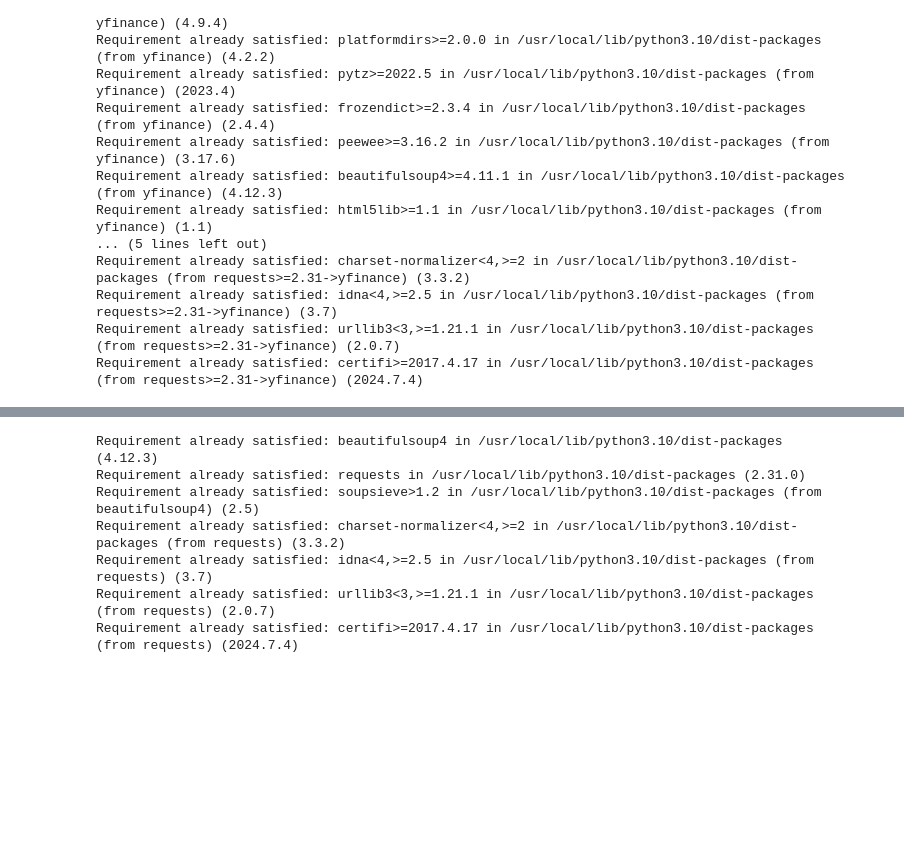
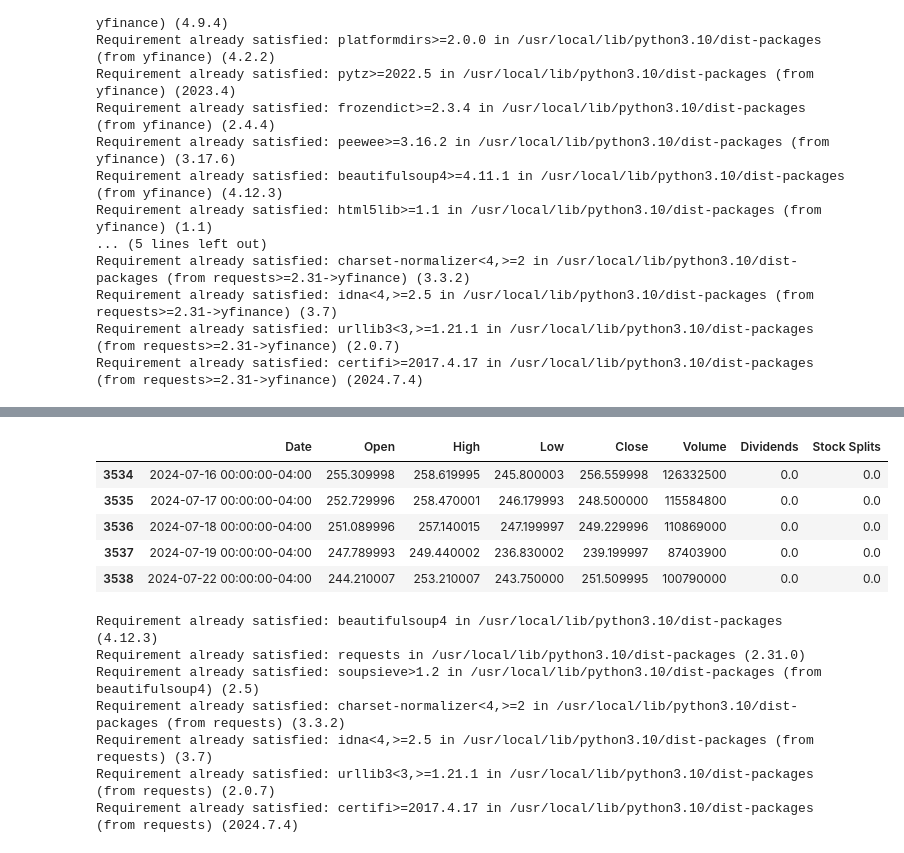
Before and after one commit to oguz38/WebScrapping, a Jupyter notebook: WebScrapping.ipynb, the cells around one changed output, grey strips where cells are left out. Saved outputs shown, nothing was run; the diff lists cells and outputs as text; code cells hidden in the pictures; blank space fills up the shorter version.

```diff
--- a/WebScrapping.ipynb
+++ b/WebScrapping.ipynb
@@ -23,6 +42,7 @@ import yfinance as yf
 
 tesla = yf.Ticker("TSLA")
 tesla_stock_data = tesla.history(period="max")
-
+tesla_stock_data.reset_index(inplace=True)
+print(tesla_stock_data.columns.tolist())
 print(tesla_stock_data.head())
 # %% [output]
@@ -44,3 +63,12 @@ Date
+# %%
+tesla_stock_data.tail()
+# %% [output]
+|  | Date | Open | High | Low | Close | Volume | Dividends | Stock Splits |
+| 3534 | 2024-07-16 00:00:00-04:00 | 255.309998 | 258.619995 | 245.800003 | 256.559998 | 126332500 | 0.0 | 0.0 |
+| 3535 | 2024-07-17 00:00:00-04:00 | 252.729996 | 258.470001 | 246.179993 | 248.500000 | 115584800 | 0.0 | 0.0 |
+| 3536 | 2024-07-18 00:00:00-04:00 | 251.089996 | 257.140015 | 247.199997 | 249.229996 | 110869000 | 0.0 | 0.0 |
+| 3537 | 2024-07-19 00:00:00-04:00 | 247.789993 | 249.440002 | 236.830002 | 239.199997 | 87403900 | 0.0 | 0.0 |
+| 3538 | 2024-07-22 00:00:00-04:00 | 244.210007 | 253.210007 | 243.750000 | 251.509995 | 100790000 | 0.0 | 0.0 |
 # %%
 pip install beautifulsoup4 requests
 # %% [output]
```
Also changed, not shown: parts of 13 cells of this notebook.
